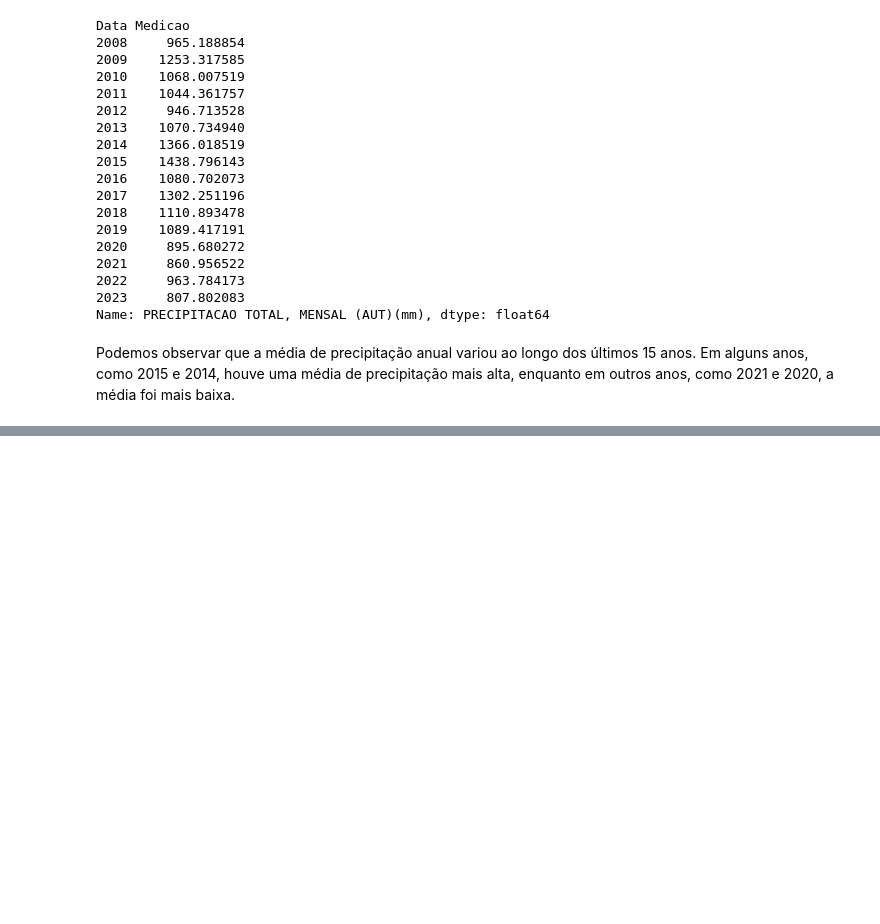
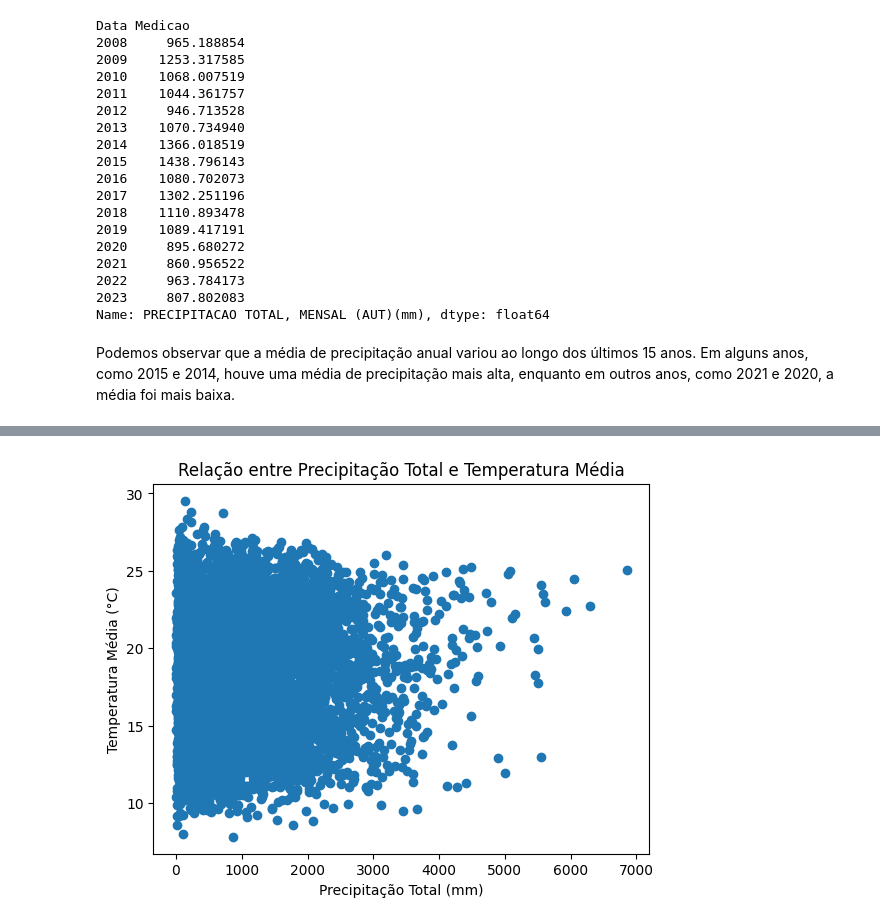
Before and after one commit to sauloajs/tech-challenge-01, a Jupyter notebook: Precipitação_Total_por_Ano.ipynb, the cells around one changed output, grey strips where cells are left out. Saved outputs shown, nothing was run; the diff lists cells and outputs as text; code cells hidden in the pictures; blank space fills up the shorter version.

```diff
--- a/Precipitação_Total_por_Ano.ipynb
+++ b/Precipitação_Total_por_Ano.ipynb
@@ -88,0 +156,9 @@ Podemos observar que a média de precipitação anual variou ao longo dos últim
+# %%
+# Plotar o gráfico de dispersão entre a precipitação total e a temperatura média
+plt.scatter(dados_clima['PRECIPITACAO TOTAL, MENSAL (AUT)(mm)'], dados_clima['TEMPERATURA MEDIA, MENSAL (AUT)(Â°C)'])
+plt.xlabel('Precipitação Total (mm)')
+plt.ylabel('Temperatura Média (°C)')
+plt.title('Relação entre Precipitação Total e Temperatura Média')
+plt.show()
+# %% [output]
+[figure, added]
```
Also changed, not shown: parts of 13 cells of this notebook.
